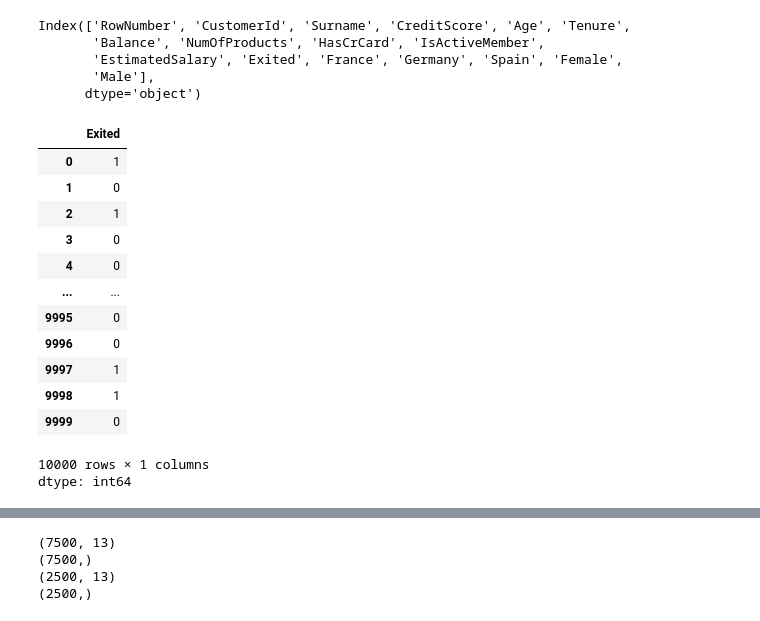
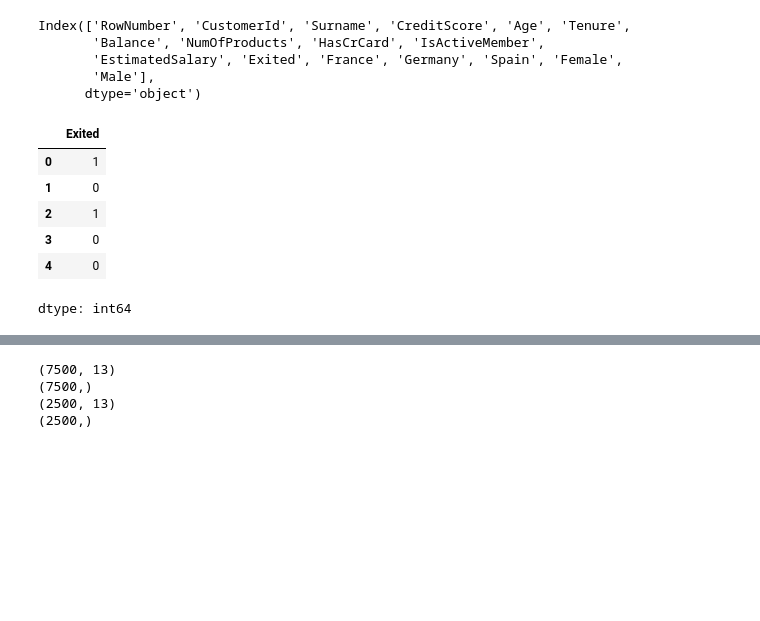
Before and after one commit to nishantab95/dl-01, a Jupyter notebook: Churn_model_DL.ipynb, the cells around one changed output, grey strips where cells are left out. Drawn from its saved outputs; the diff is of its cells as text; code cells hidden in the pictures; blank space fills up the shorter version.

```diff
--- a/Churn_model_DL.ipynb
+++ b/Churn_model_DL.ipynb
@@ -9,5 +14,5 @@ Mounted at /content/drive
 # %%
-data=pd.read_csv("/content/drive/MyDrive/Artificial_Intelligence_Engineering/AIA/1_Churn_Modelling.csv")
+data=pd.read_csv("/content/drive/MyDrive/Data sets/Churn_Modelling.csv")
 # %%
 # Business problem:-To find out whether customers will leave the bank or not.
 # %%
@@ -153,20 +162,13 @@ X=data.loc[:,['CreditScore', 'Age', 'Tenure',
        'EstimatedSalary','France','Germany', 'Spain','Female', 'Male']]
 y=data.Exited
 # %%
-y
+y.head()
 # %% [output]
 |  | Exited |
 | 0 | 1 |
 | 1 | 0 |
 | 2 | 1 |
 | 3 | 0 |
 | 4 | 0 |
-| ... | ... |
-| 9995 | 0 |
-| 9996 | 0 |
-| 9997 | 1 |
-| 9998 | 1 |
-| 9999 | 0 |
-10000 rows × 1 columns
 dtype: int64
 # %%
```
Also changed, not shown: parts of 60 cells of this notebook.
